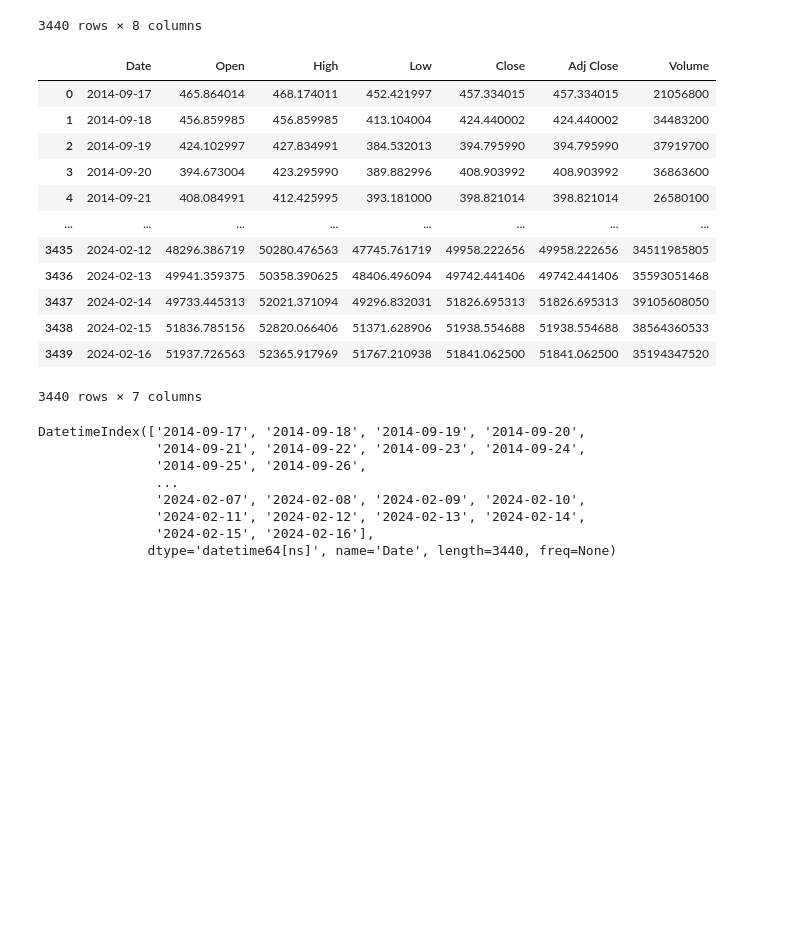
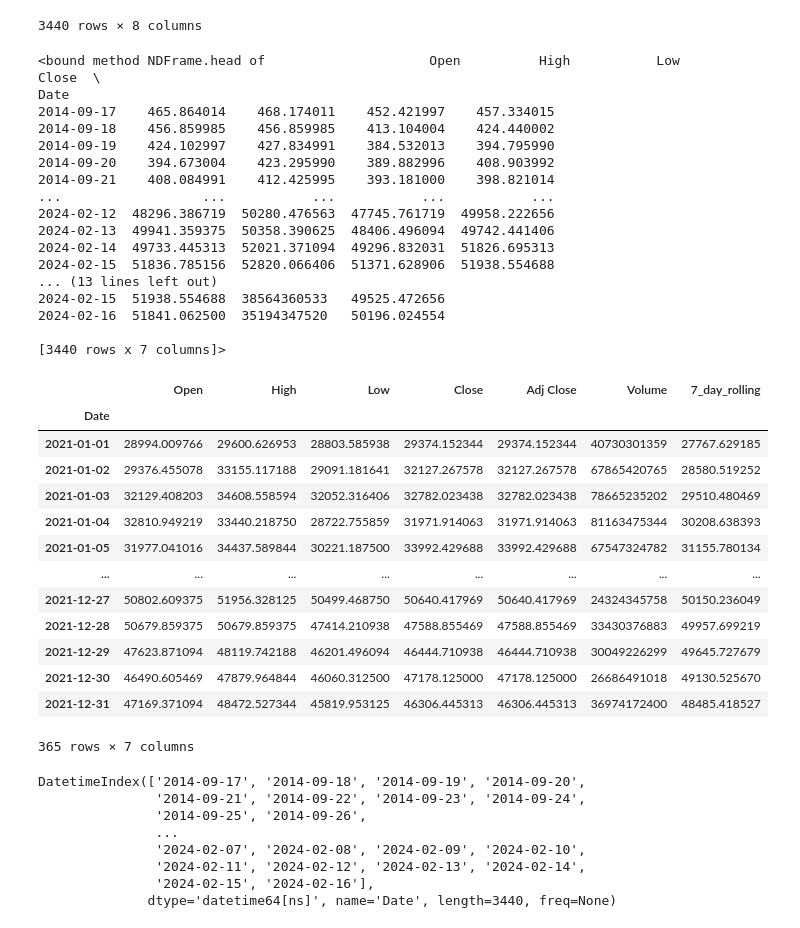
Before and after one commit to Grid-Resilience-Wentworth-Collaboration/time-series-tutorials-2025, a Jupyter notebook: Tutorial1.ipynb, the cells around one changed output. Cells and saved outputs as stored; diff of their text form; code cells hidden in the pictures; blank space fills up the shorter version.

```diff
--- a/Tutorial1.ipynb
+++ b/Tutorial1.ipynb
@@ -20,23 +20,44 @@ df
 | 3439 | 2024-02-16 | 51937.726563 | 52365.917969 | 51767.210938 | 51841.062500 | 51841.062500 | 35194347520 | 50196.024554 |
 3440 rows × 8 columns
 # %%
-df['Date'] = pandas.to_datetime(df['Date'],format = "%Y-%m-%d")
-df.set_index('Date')
-df
+df['Date'] = pandas.to_datetime(df['Date'], format = "%Y-%m-%d")
+df.set_index('Date', inplace = True)
+df.head
 # %% [output]
-|  | Date | Open | High | Low | Close | Adj Close | Volume |
-| 0 | 2014-09-17 | 465.864014 | 468.174011 | 452.421997 | 457.334015 | 457.334015 | 21056800 |
-| 1 | 2014-09-18 | 456.859985 | 456.859985 | 413.104004 | 424.440002 | 424.440002 | 34483200 |
-| 2 | 2014-09-19 | 424.102997 | 427.834991 | 384.532013 | 394.795990 | 394.795990 | 37919700 |
-| 3 | 2014-09-20 | 394.673004 | 423.295990 | 389.882996 | 408.903992 | 408.903992 | 36863600 |
-| 4 | 2014-09-21 | 408.084991 | 412.425995 | 393.181000 | 398.821014 | 398.821014 | 26580100 |
-| ... | ... | ... | ... | ... | ... | ... | ... |
-| 3435 | 2024-02-12 | 48296.386719 | 50280.476563 | 47745.761719 | 49958.222656 | 49958.222656 | 34511985805 |
-| 3436 | 2024-02-13 | 49941.359375 | 50358.390625 | 48406.496094 | 49742.441406 | 49742.441406 | 35593051468 |
-| 3437 | 2024-02-14 | 49733.445313 | 52021.371094 | 49296.832031 | 51826.695313 | 51826.695313 | 39105608050 |
-| 3438 | 2024-02-15 | 51836.785156 | 52820.066406 | 51371.628906 | 51938.554688 | 51938.554688 | 38564360533 |
-| 3439 | 2024-02-16 | 51937.726563 | 52365.917969 | 51767.210938 | 51841.062500 | 51841.062500 | 35194347520 |
-3440 rows × 7 columns
+<bound method NDFrame.head of                     Open          High           Low         Close  \
+Date
+2014-09-17    465.864014    468.174011    452.421997    457.334015
+2014-09-18    456.859985    456.859985    413.104004    424.440002
+2014-09-19    424.102997    427.834991    384.532013    394.795990
+2014-09-20    394.673004    423.295990    389.882996    408.903992
+2014-09-21    408.084991    412.425995    393.181000    398.821014
+...                  ...           ...           ...           ...
+2024-02-12  48296.386719  50280.476563  47745.761719  49958.222656
+2024-02-13  49941.359375  50358.390625  48406.496094  49742.441406
+2024-02-14  49733.445313  52021.371094  49296.832031  51826.695313
+2024-02-15  51836.785156  52820.066406  51371.628906  51938.554688
+... (13 lines left out)
+2024-02-15  51938.554688  38564360533   49525.472656
+2024-02-16  51841.062500  35194347520   50196.024554
+
+[3440 rows x 7 columns]>
+# %%
+df.loc['2021']
+# %% [output]
+|  | Open | High | Low | Close | Adj Close | Volume | 7_day_rolling |
+| Date |  |  |  |  |  |  |  |
+| 2021-01-01 | 28994.009766 | 29600.626953 | 28803.585938 | 29374.152344 | 29374.152344 | 40730301359 | 27767.629185 |
+| 2021-01-02 | 29376.455078 | 33155.117188 | 29091.181641 | 32127.267578 | 32127.267578 | 67865420765 | 28580.519252 |
+| 2021-01-03 | 32129.408203 | 34608.558594 | 32052.316406 | 32782.023438 | 32782.023438 | 78665235202 | 29510.480469 |
+| 2021-01-04 | 32810.949219 | 33440.218750 | 28722.755859 | 31971.914063 | 31971.914063 | 81163475344 | 30208.638393 |
+| 2021-01-05 | 31977.041016 | 34437.589844 | 30221.187500 | 33992.429688 | 33992.429688 | 67547324782 | 31155.780134 |
+| ... | ... | ... | ... | ... | ... | ... | ... |
+| 2021-12-27 | 50802.609375 | 51956.328125 | 50499.468750 | 50640.417969 | 50640.417969 | 24324345758 | 50150.236049 |
+| 2021-12-28 | 50679.859375 | 50679.859375 | 47414.210938 | 47588.855469 | 47588.855469 | 33430376883 | 49957.699219 |
+| 2021-12-29 | 47623.871094 | 48119.742188 | 46201.496094 | 46444.710938 | 46444.710938 | 30049226299 | 49645.727679 |
+| 2021-12-30 | 46490.605469 | 47879.964844 | 46060.312500 | 47178.125000 | 47178.125000 | 26686491018 | 49130.525670 |
+| 2021-12-31 | 47169.371094 | 48472.527344 | 45819.953125 | 46306.445313 | 46306.445313 | 36974172400 | 48485.418527 |
+365 rows × 7 columns
 # %%
 df1 = pandas.read_csv("Data/BTC-USD.csv", index_col = "Date", parse_dates = True)
 df1.index
```
Also changed, not shown: parts of 15 cells of this notebook.
